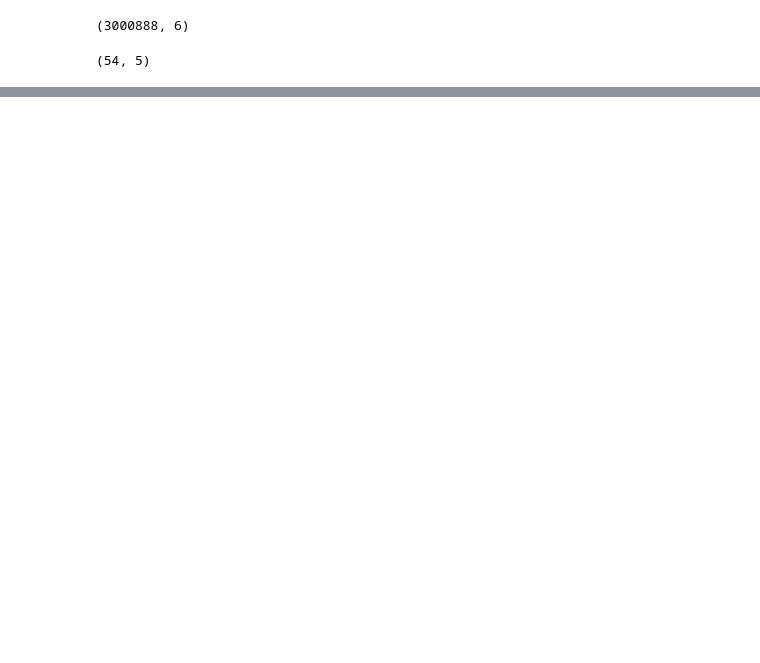
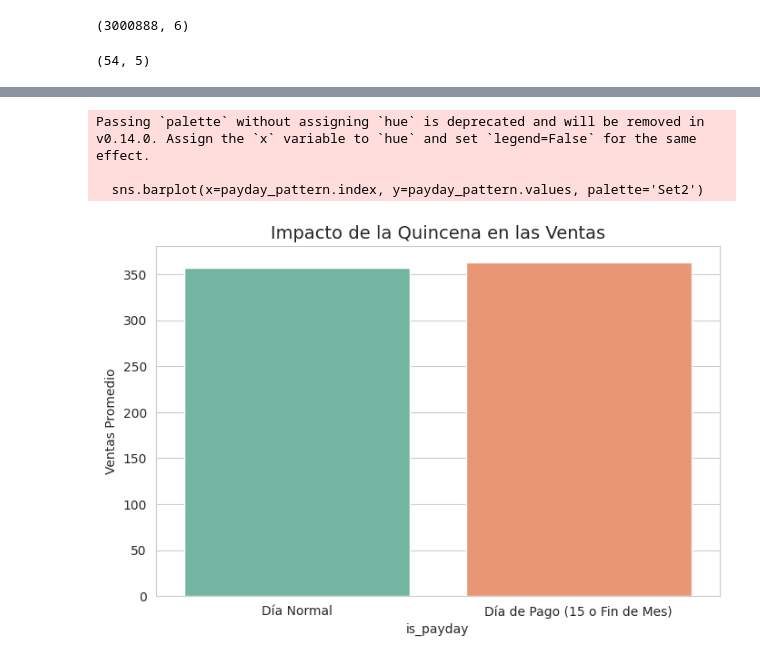
Before and after one commit to JuanCL2000/Store-Sales---Time-Series-Forecasting, a Jupyter notebook: 01_data_loading_and_merging.ipynb, the cells around one changed output, grey strips where cells are left out. Drawn from its saved outputs; the diff is of its cells as text; code cells hidden in the pictures; blank space fills up the shorter version.

```diff
--- a/01_data_loading_and_merging.ipynb
+++ b/01_data_loading_and_merging.ipynb
@@ -110,0 +224,14 @@ dtype: int64
+# %%
+plt.figure(figsize=(8,5))
+payday_pattern = df.groupby('is_payday')['sales'].mean()
+
+sns.barplot(x=payday_pattern.index, y=payday_pattern.values, palette='Set2')
+plt.title('Impacto de la Quincena en las Ventas', fontsize=14)
+plt.xticks(ticks=[0, 1], labels=['Día Normal', 'Día de Pago (15 o Fin de Mes)'])
+plt.ylabel('Ventas Promedio')
+plt.show()
+# %% [output]
+Passing `palette` without assigning `hue` is deprecated and will be removed in v0.14.0. Assign the `x` variable to `hue` and set `legend=False` for the same effect.
+
+  sns.barplot(x=payday_pattern.index, y=payday_pattern.values, palette='Set2')
+[figure, added]
```
Also changed, not shown: parts of 26 cells of this notebook.
